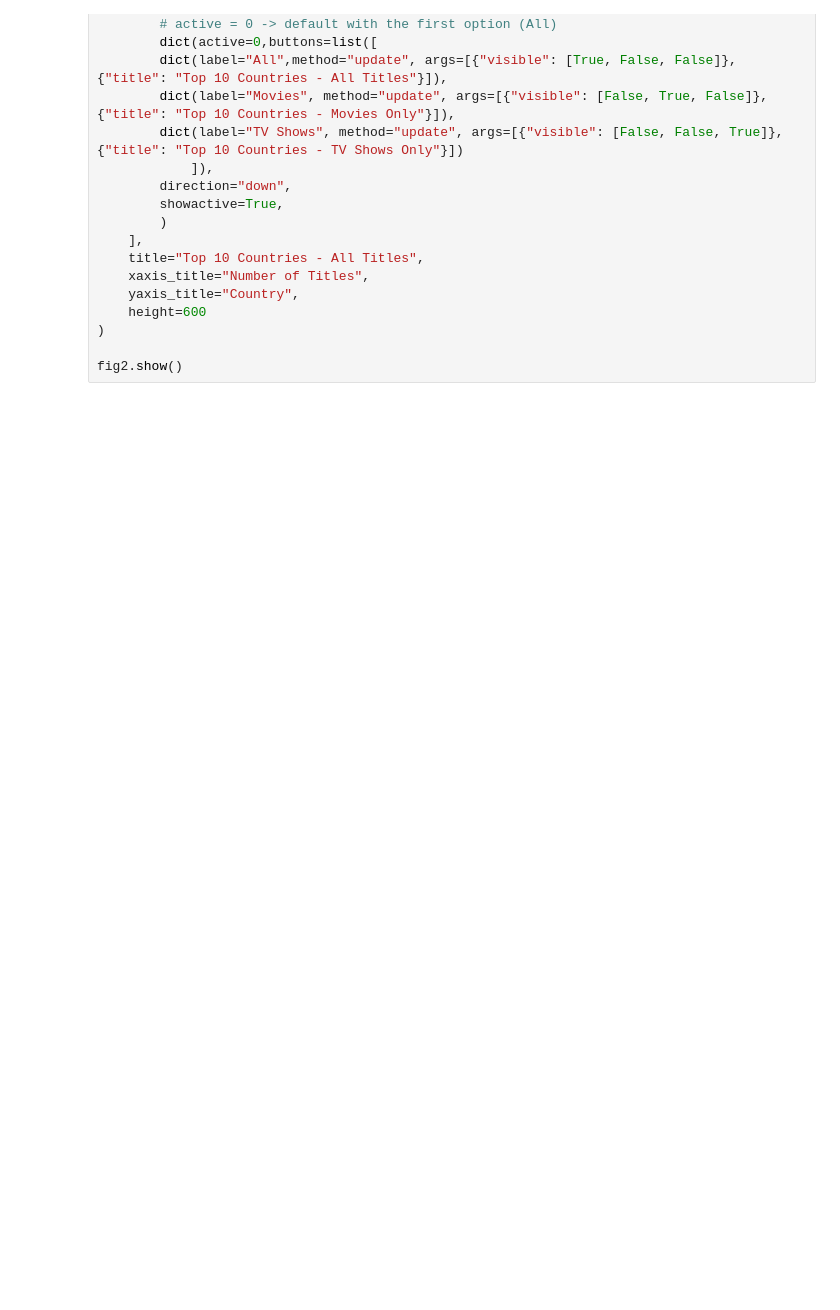
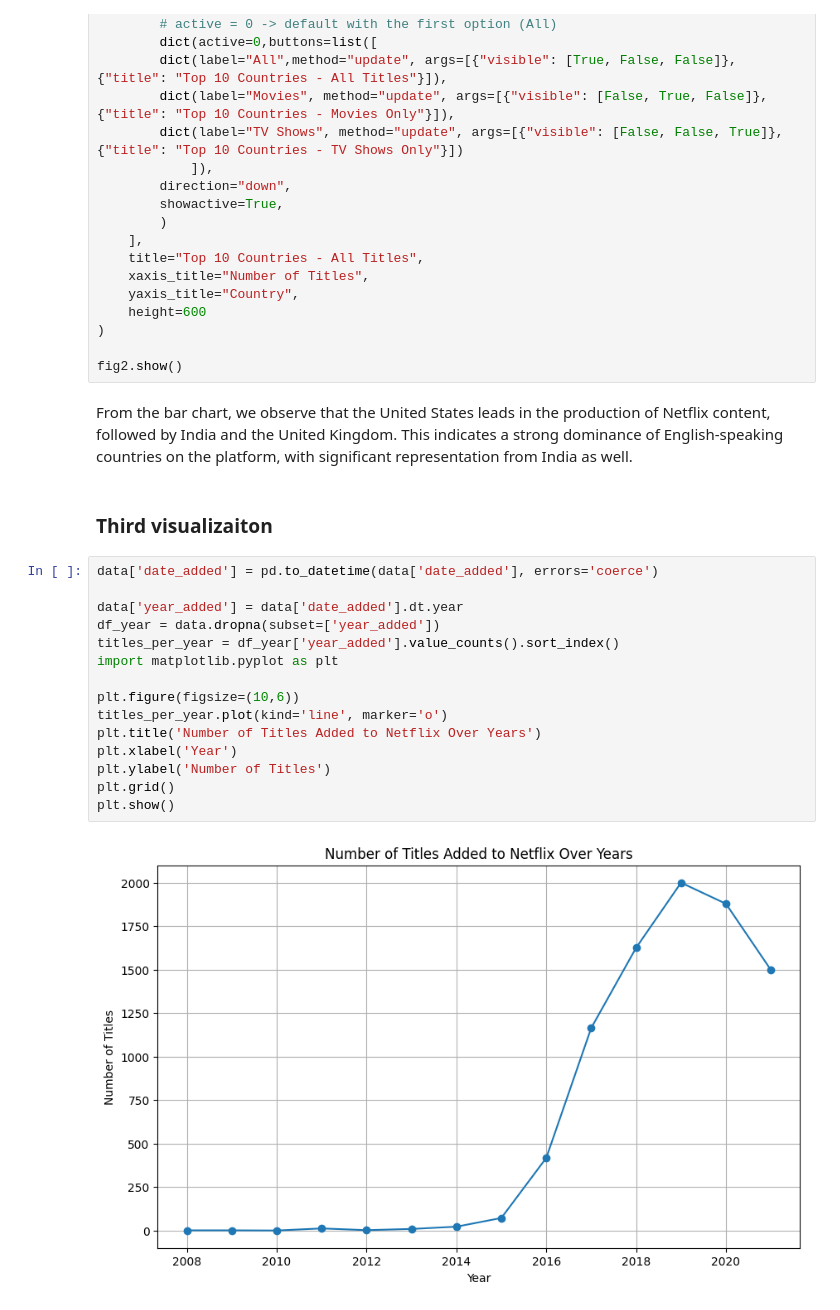
Before and after one commit to hungkaihsin/data-vis-final, a Jupyter notebook: data-vis-final.ipynb, the cells around one changed output. Saved outputs shown, nothing was run; the diff lists cells and outputs as text; blank space fills up the shorter version.

Commit message:
implement third graph

```diff
--- a/data-vis-final.ipynb
+++ b/data-vis-final.ipynb
@@ -167,3 +167,24 @@ fig2.update_layout(
 )
 
 fig2.show()
+# %% [markdown]
+From the bar chart, we observe that the United States leads in the production of Netflix content, followed by India and the United Kingdom. This indicates a strong dominance of English-speaking countries on the platform, with significant representation from India as well.
+# %% [markdown]
+### Third visualizaiton
+# %%
+data['date_added'] = pd.to_datetime(data['date_added'], errors='coerce')
+
+data['year_added'] = data['date_added'].dt.year
+df_year = data.dropna(subset=['year_added'])
+titles_per_year = df_year['year_added'].value_counts().sort_index()
+import matplotlib.pyplot as plt
+
+plt.figure(figsize=(10,6))
+titles_per_year.plot(kind='line', marker='o')
+plt.title('Number of Titles Added to Netflix Over Years')
+plt.xlabel('Year')
+plt.ylabel('Number of Titles')
+plt.grid()
+plt.show()
+# %% [output]
+[figure, added]
```
Also changed, not shown: parts of 2 cells of this notebook, 1 other file.
